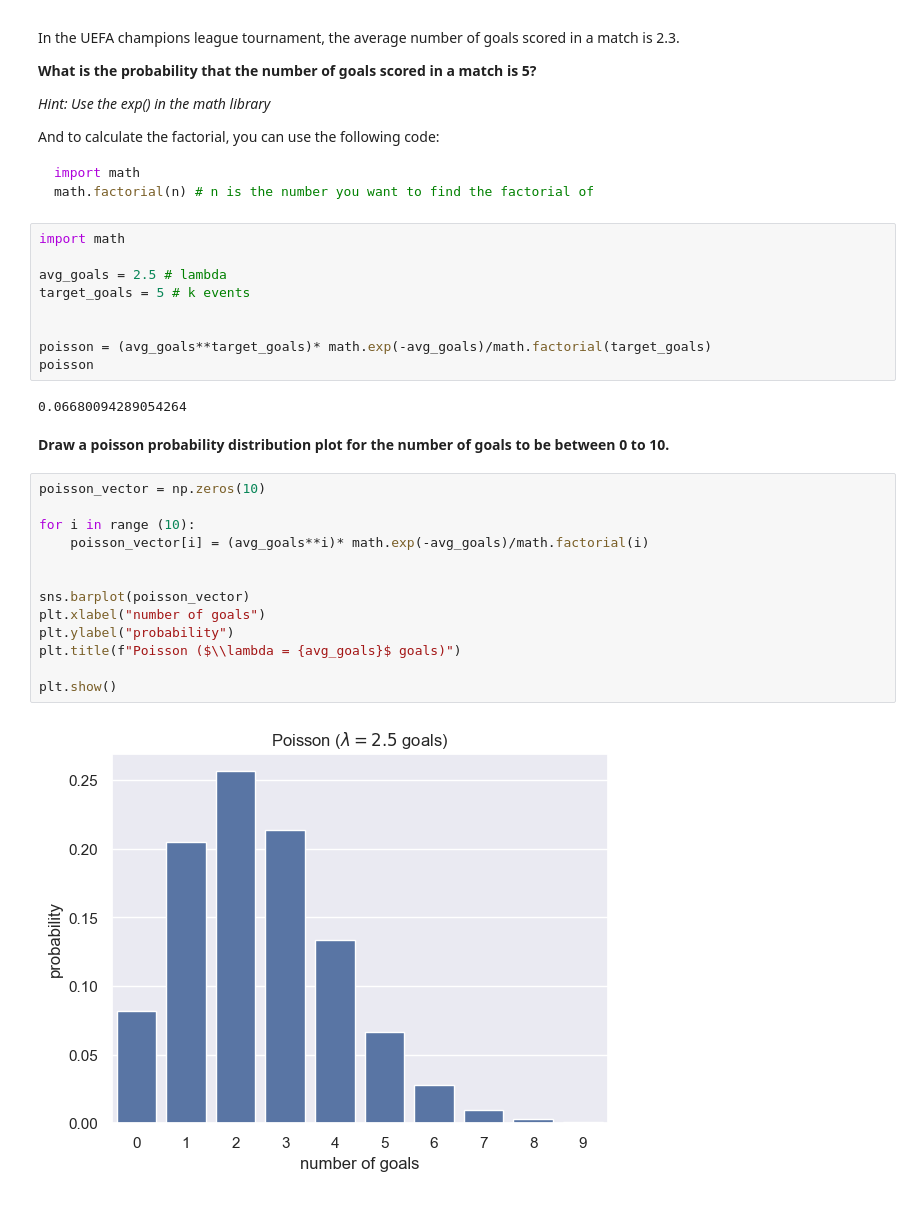
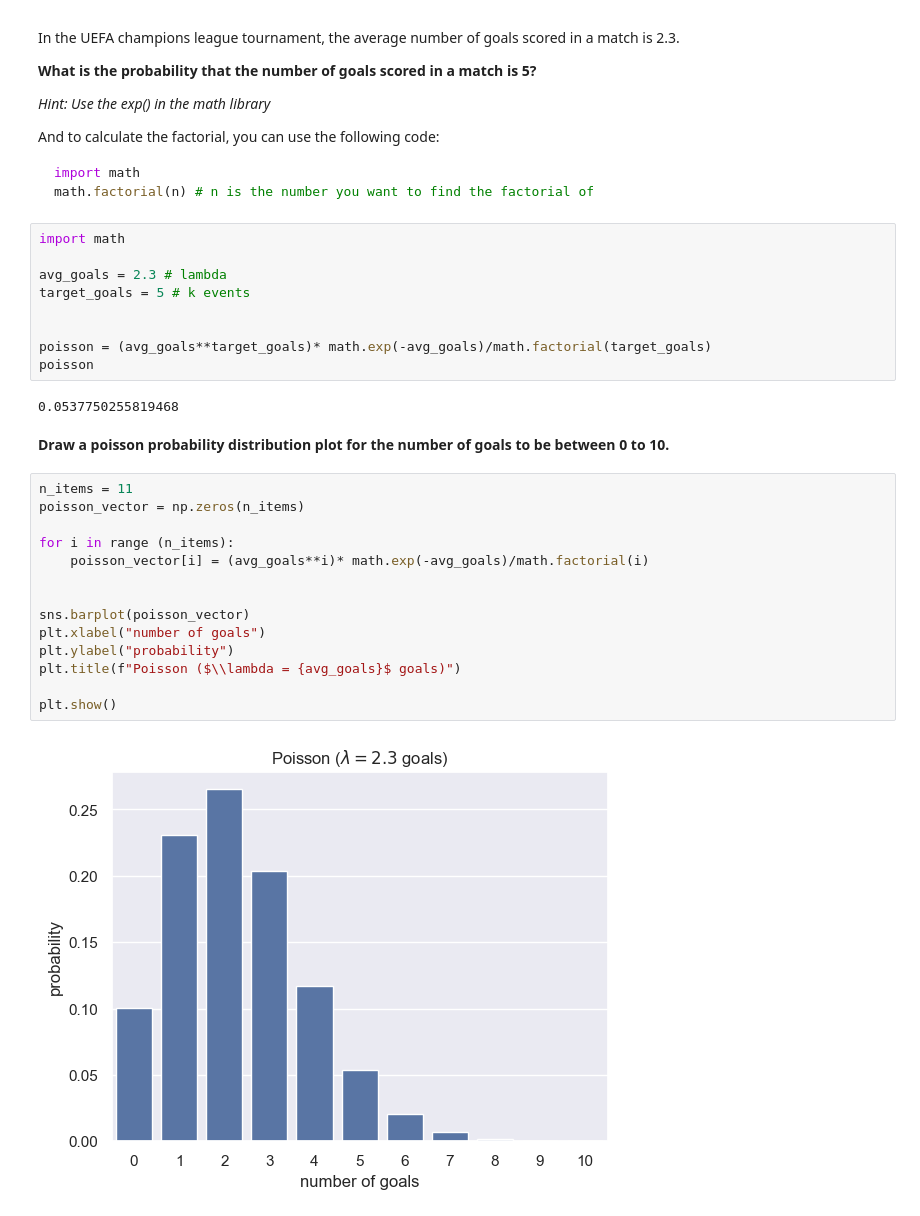
Before and after one commit to coffeedrunkpanda/lab-discrete-probability-distributions-en, a Jupyter notebook: your-code/main.ipynb, the cells around one changed output. Drawn from its saved outputs; the diff is of its cells as text.

Commit message:
Fix minor errors in poisson dist

```diff
--- a/your-code/main.ipynb
+++ b/your-code/main.ipynb
@@ -147,28 +147,29 @@ math.factorial(n) # n is the number you want to find the factorial of
 # %%
 import math
 
-avg_goals = 2.5 # lambda
+avg_goals = 2.3 # lambda
 target_goals = 5 # k events
 
 
 poisson = (avg_goals**target_goals)* math.exp(-avg_goals)/math.factorial(target_goals)
 poisson
 # %% [output]
-0.06680094289054264
+0.0537750255819468
 # %% [markdown]
 **Draw a poisson probability distribution plot for the number of goals to be between 0 to 10.**
 # %%
-poisson_vector = np.zeros(10)
+n_items = 11
+poisson_vector = np.zeros(n_items)
 
-for i in range (10):
+for i in range (n_items):
     poisson_vector[i] = (avg_goals**i)* math.exp(-avg_goals)/math.factorial(i)
 
 
 sns.barplot(poisson_vector)
 plt.xlabel("number of goals")
 plt.ylabel("probability")
 plt.title(f"Poisson ($\\lambda = {avg_goals}$ goals)")
 
 plt.show()
 # %% [output]
-[figure, old version]
+[figure, new version]
```
